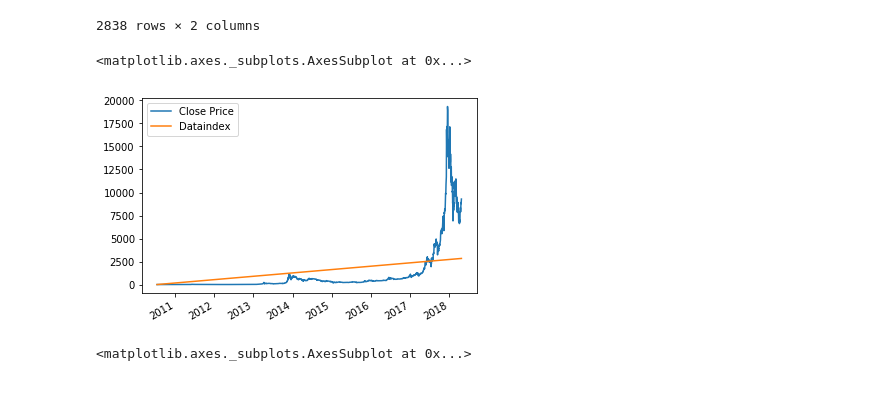
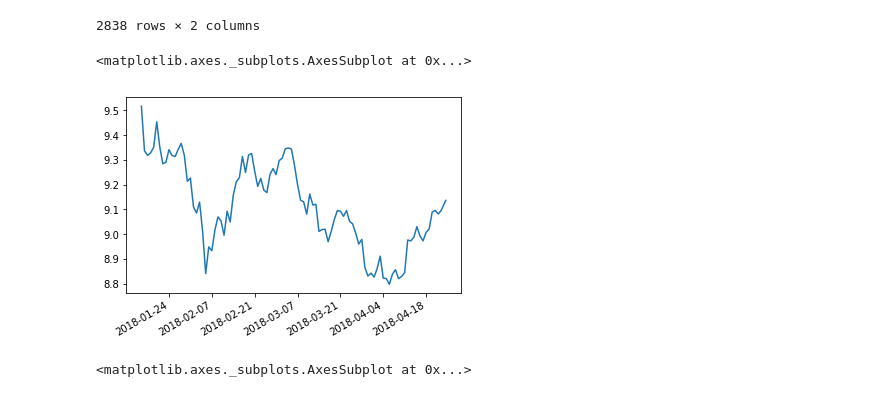
Before and after one commit to Tinkaa/Bitcoin_prediction, a Jupyter notebook: bitcoin_analysis.ipynb, the cells around one changed output. Cells and saved outputs as stored; diff of their text form; code cells hidden in the pictures.

```diff
--- a/bitcoin_analysis.ipynb
+++ b/bitcoin_analysis.ipynb
@@ -44,11 +44,15 @@ df
 | 2018-04-23 00:00:00 | 8938.30 | 2836 |
 | 2018-04-24 10:28:00 | 9290.46 | 2837 |
 2838 rows × 2 columns
-# %%
-df.plot()
-# %% [output]
-<matplotlib.axes._subplots.AxesSubplot at 0x...>
-[figure, removed]
+# %%
+df['Close Price']=np.log(df['Close Price'])
+# %%
+df['Close Price'][-100:].plot()
+
+#take log scale
+# %% [output]
+<matplotlib.axes._subplots.AxesSubplot at 0x...>
+[figure, added]
 # %%
 week_avg=df.groupby([df.index.weekday]).mean()
 # %%
```
Also changed, not shown: parts of 2 cells of this notebook, 2 other files.
